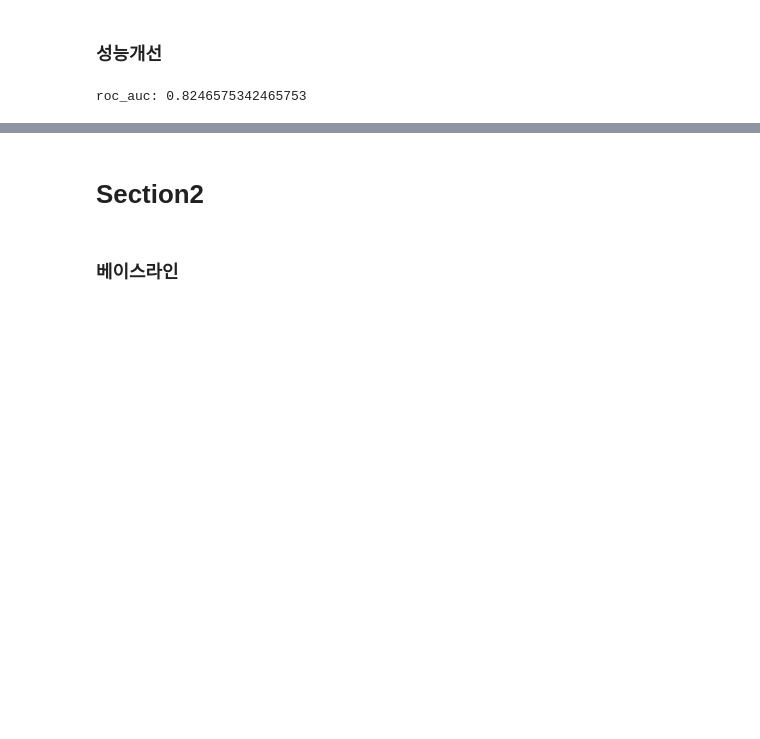
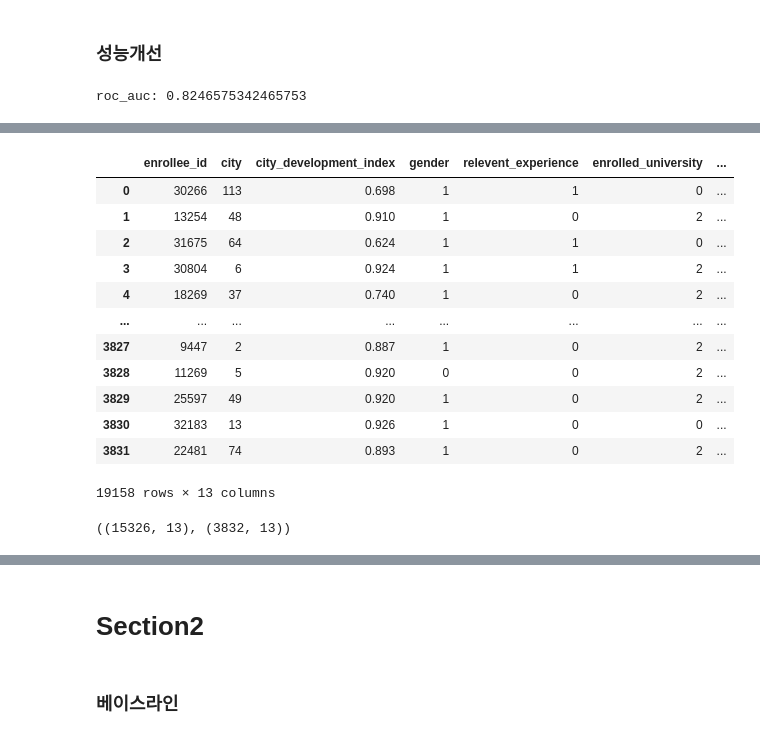
Before and after one commit to zzl-hyun/bigdata_analyst_cert_v2, a Jupyter notebook: part2/ch6/ch6_ex_classification.ipynb, the cells around one changed output, grey strips where cells are left out. Saved outputs shown, nothing was run; the diff lists cells and outputs as text; code cells hidden in the pictures; blank space fills up the shorter version.

```diff
--- a/part2/ch6/ch6_ex_classification.ipynb
+++ b/part2/ch6/ch6_ex_classification.ipynb
@@ -368,0 +456,11 @@ roc_auc: 0.8246575342465753
+# %%
+# outliner
+train.describe()
+
+#training_hours
+q1 = train['training_hours'].quantile(0.25)
+q3 = train['training_hours'].quantile(0.75)
+iqr = q3 - q1
+lower = q1 - iqr * 1.5
+upper = q3 + iqr*1.5
+train['training_hours'] = train['training_hours'].clip(lower = lower, upper = upper)
@@ -368,0 +479,35 @@ roc_auc: 0.8246575342465753
+# %%
+# encoding
+df = pd.concat([train, test])
+# %%
+
+from sklearn.preprocessing import LabelEncoder
+
+cols = df.select_dtypes(include="object").columns
+
+for col in cols:
+  le = LabelEncoder()
+  df[col] = le.fit_transform(df[col])
+
+df
+# %% [output]
+|  | enrollee_id | city | city_development_index | gender | relevent_experience | enrolled_university | ... |
+| 0 | 30266 | 113 | 0.698 | 1 | 1 | 0 | ... |
+| 1 | 13254 | 48 | 0.910 | 1 | 0 | 2 | ... |
+| 2 | 31675 | 64 | 0.624 | 1 | 1 | 0 | ... |
+| 3 | 30804 | 6 | 0.924 | 1 | 1 | 2 | ... |
+| 4 | 18269 | 37 | 0.740 | 1 | 0 | 2 | ... |
+| ... | ... | ... | ... | ... | ... | ... | ... |
+| 3827 | 9447 | 2 | 0.887 | 1 | 0 | 2 | ... |
+| 3828 | 11269 | 5 | 0.920 | 0 | 0 | 2 | ... |
+| 3829 | 25597 | 49 | 0.920 | 1 | 0 | 2 | ... |
+| 3830 | 32183 | 13 | 0.926 | 1 | 0 | 0 | ... |
+| 3831 | 22481 | 74 | 0.893 | 1 | 0 | 2 | ... |
+19158 rows × 13 columns
+# %%
+train = df[:len(train)].copy()
+test = df[len(train):].copy()
+
+train.shape, test.shape
+# %% [output]
+((15326, 13), (3832, 13))
```
Also changed, not shown: parts of 25 cells of this notebook.
